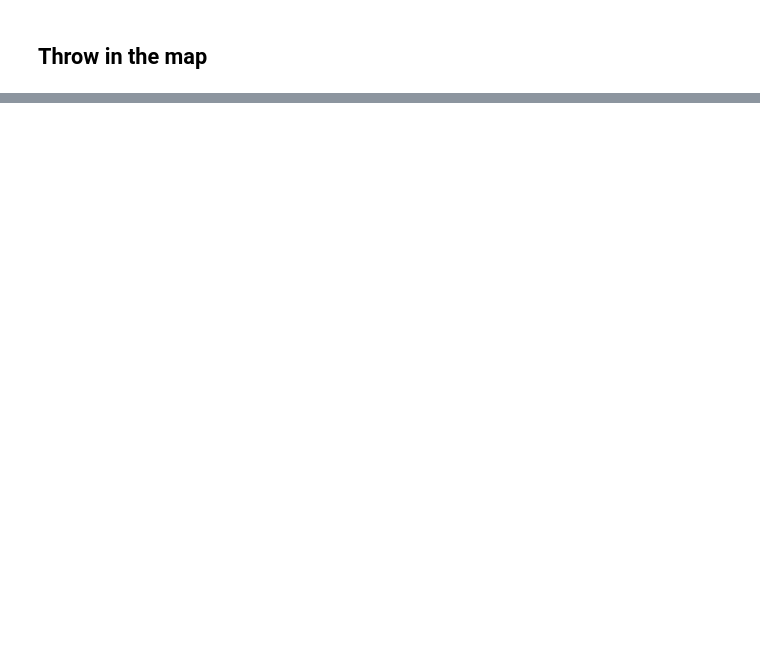
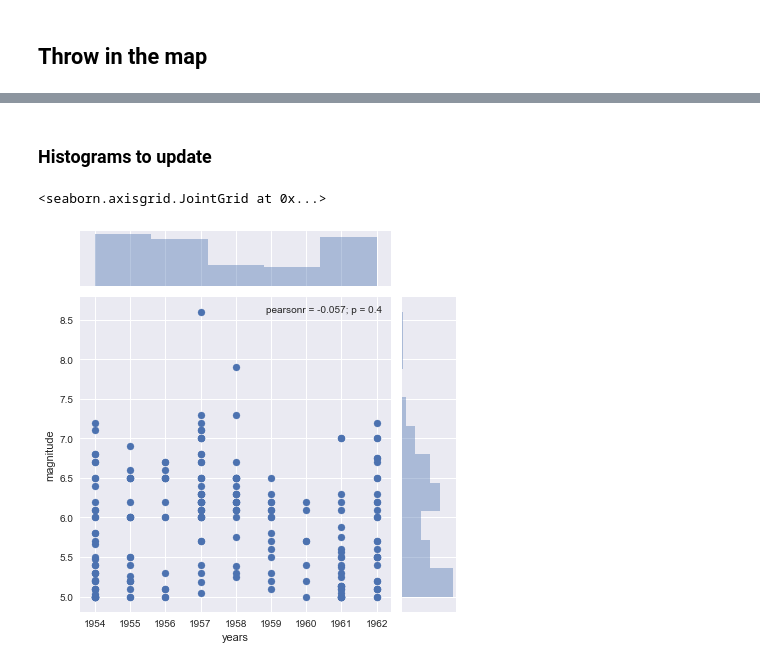
Before and after one commit to AKForte/g_presentations, a Jupyter notebook: 2017_UC/pre_uc_dev_wkshp/Python-api-developer-dashboard.ipynb, the cells around one changed output, grey strips where cells are left out. Drawn from its saved outputs; the diff is of its cells as text; code cells hidden in the pictures; blank space fills up the shorter version.

```diff
--- a/2017_UC/pre_uc_dev_wkshp/Python-api-developer-dashboard.ipynb
+++ b/2017_UC/pre_uc_dev_wkshp/Python-api-developer-dashboard.ipynb
@@ -43,10 +44,11 @@ arcgis.features._data.geodataset.geodataframe.SpatialDataFrame
 # %% [markdown]
 #### Parse datetime_ column to Python DateTime obj
 # %%
-eq_df['new_datetime'] = eq_df['datetime_'].apply(lambda x: parser.parse(x))
+eq_df['new_datetime'] = eq_df['datetime'].apply(lambda x: parser.parse(x))
 # %%
 # eq_df.to_csv('earthquakes_newdt.csv')
 # %% [markdown]
 ### Plot the number and intensity of hurricanes over time
 # %%
 eq_years = eq_df['new_datetime'].apply(lambda x : x.year)
+eq_df['years'] = eq_years
@@ -83,14 +73,16 @@ widgets.IntSlider()
 # %%
-w1 = widgets.IntRangeSlider(
+lyt=Layout(width='100%')
+w2 = widgets.IntRangeSlider(
     value=[1980, 1990],
     min=1900,
     max=2010,
-    step=10,
-    description='10 year intervals: ',
+    step=1,
+    description='Intervals',
     disabled=False,
     continuous_update=False,
     orientation='horizontal',
     readout=True,
     readout_format='i',
+    width='800px',
+    layout = lyt
 )
-w1
@@ -144,0 +114,11 @@ map2
+# %% [markdown]
+### Histograms to update
+# %%
+filtered_df = eq_df[(eq_df['years']>=w2.value[0]) & (eq_df['years']<=w2.value[1])]
+# %%
+g3 = sns.jointplot(filtered_df['years'], filtered_df['magnitude'], size=6)
+g3.set_axis_labels(xlabel='years', ylabel= 'magnitude')
+g3
+# %% [output]
+<seaborn.axisgrid.JointGrid at 0x...>
+[figure, added]
```
Also changed, not shown: parts of 32 cells of this notebook.
